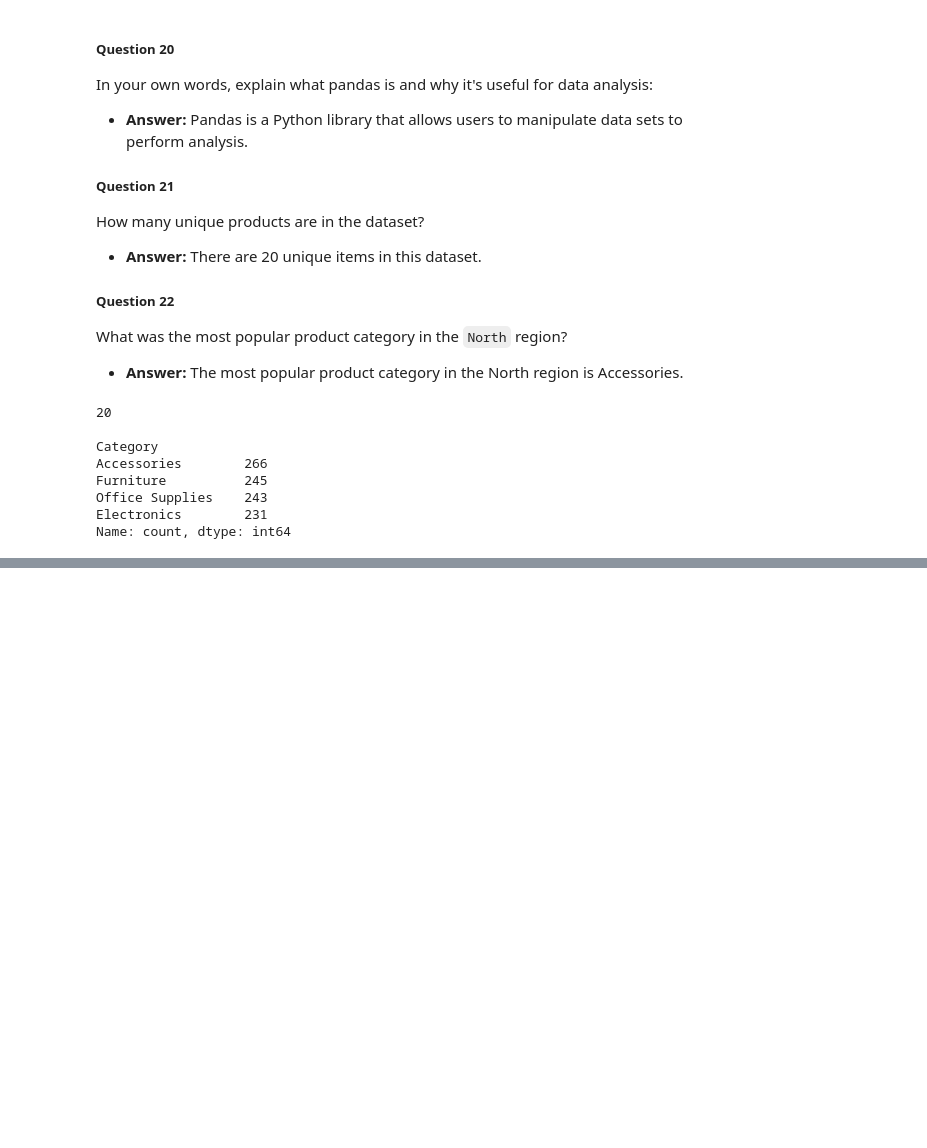
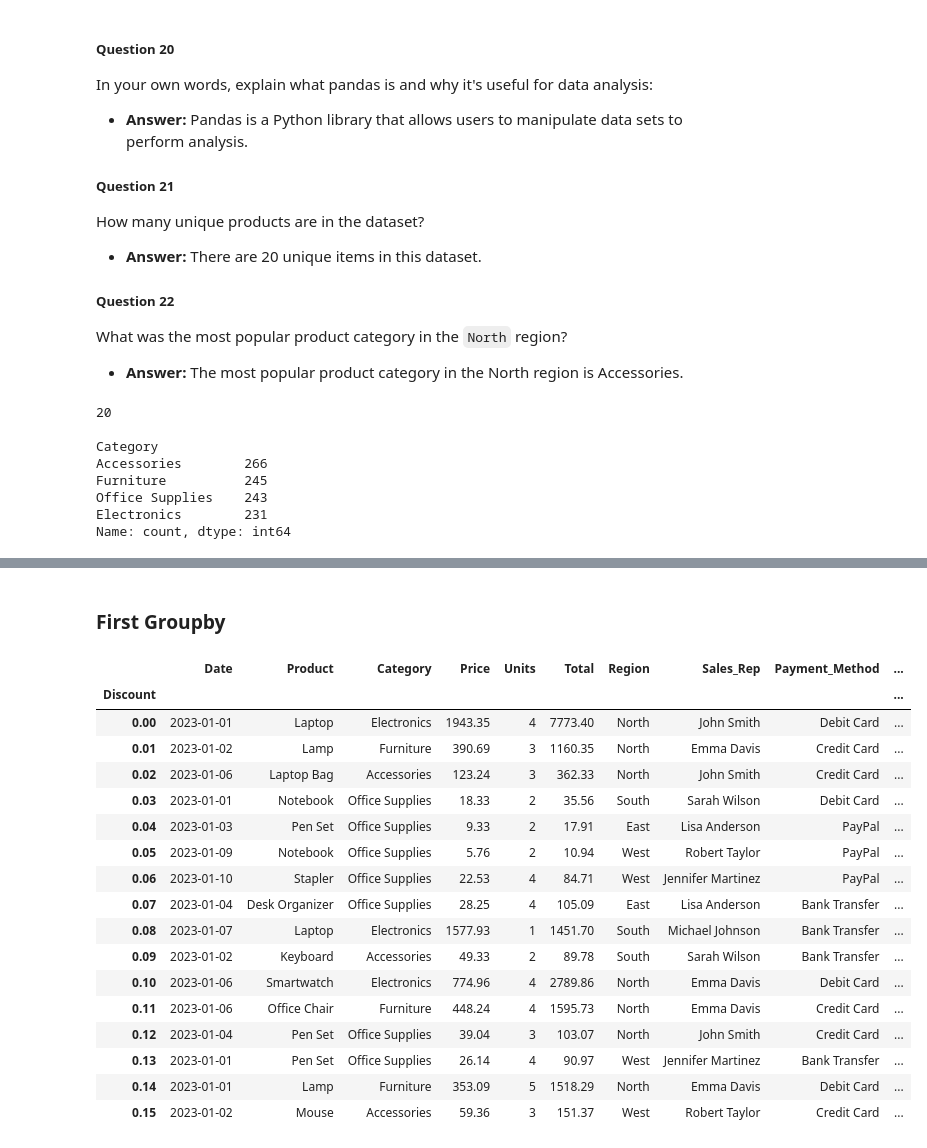
Before and after one commit to adalei1801/unit-3-data-science, a Jupyter notebook: 01_pandas.ipynb, the cells around one changed output, grey strips where cells are left out. Cells and saved outputs as stored; diff of their text form; code cells hidden in the pictures; blank space fills up the shorter version.

```diff
--- a/01_pandas.ipynb
+++ b/01_pandas.ipynb
@@ -418,0 +425,24 @@ Name: count, dtype: int64
+# %% [markdown]
+### First Groupby
+# %%
+discount = sales_df.groupby("Discount")
+discount.first()
+# %% [output]
+|  | Date | Product | Category | Price | Units | Total | Region | Sales_Rep | Payment_Method | ... |
+| Discount |  |  |  |  |  |  |  |  |  | ... |
+| 0.00 | 2023-01-01 | Laptop | Electronics | 1943.35 | 4 | 7773.40 | North | John Smith | Debit Card | ... |
+| 0.01 | 2023-01-02 | Lamp | Furniture | 390.69 | 3 | 1160.35 | North | Emma Davis | Credit Card | ... |
+| 0.02 | 2023-01-06 | Laptop Bag | Accessories | 123.24 | 3 | 362.33 | North | John Smith | Credit Card | ... |
+| 0.03 | 2023-01-01 | Notebook | Office Supplies | 18.33 | 2 | 35.56 | South | Sarah Wilson | Debit Card | ... |
+| 0.04 | 2023-01-03 | Pen Set | Office Supplies | 9.33 | 2 | 17.91 | East | Lisa Anderson | PayPal | ... |
+| 0.05 | 2023-01-09 | Notebook | Office Supplies | 5.76 | 2 | 10.94 | West | Robert Taylor | PayPal | ... |
+| 0.06 | 2023-01-10 | Stapler | Office Supplies | 22.53 | 4 | 84.71 | West | Jennifer Martinez | PayPal | ... |
+| 0.07 | 2023-01-04 | Desk Organizer | Office Supplies | 28.25 | 4 | 105.09 | East | Lisa Anderson | Bank Transfer | ... |
+| 0.08 | 2023-01-07 | Laptop | Electronics | 1577.93 | 1 | 1451.70 | South | Michael Johnson | Bank Transfer | ... |
+| 0.09 | 2023-01-02 | Keyboard | Accessories | 49.33 | 2 | 89.78 | South | Sarah Wilson | Bank Transfer | ... |
+| 0.10 | 2023-01-06 | Smartwatch | Electronics | 774.96 | 4 | 2789.86 | North | Emma Davis | Debit Card | ... |
+| 0.11 | 2023-01-06 | Office Chair | Furniture | 448.24 | 4 | 1595.73 | North | Emma Davis | Credit Card | ... |
+| 0.12 | 2023-01-04 | Pen Set | Office Supplies | 39.04 | 3 | 103.07 | North | John Smith | Credit Card | ... |
+| 0.13 | 2023-01-01 | Pen Set | Office Supplies | 26.14 | 4 | 90.97 | West | Jennifer Martinez | Bank Transfer | ... |
+| 0.14 | 2023-01-01 | Lamp | Furniture | 353.09 | 5 | 1518.29 | North | Emma Davis | Debit Card | ... |
+| 0.15 | 2023-01-02 | Mouse | Accessories | 59.36 | 3 | 151.37 | West | Robert Taylor | Credit Card | ... |
```
Also changed, not shown: parts of 7 cells of this notebook.
